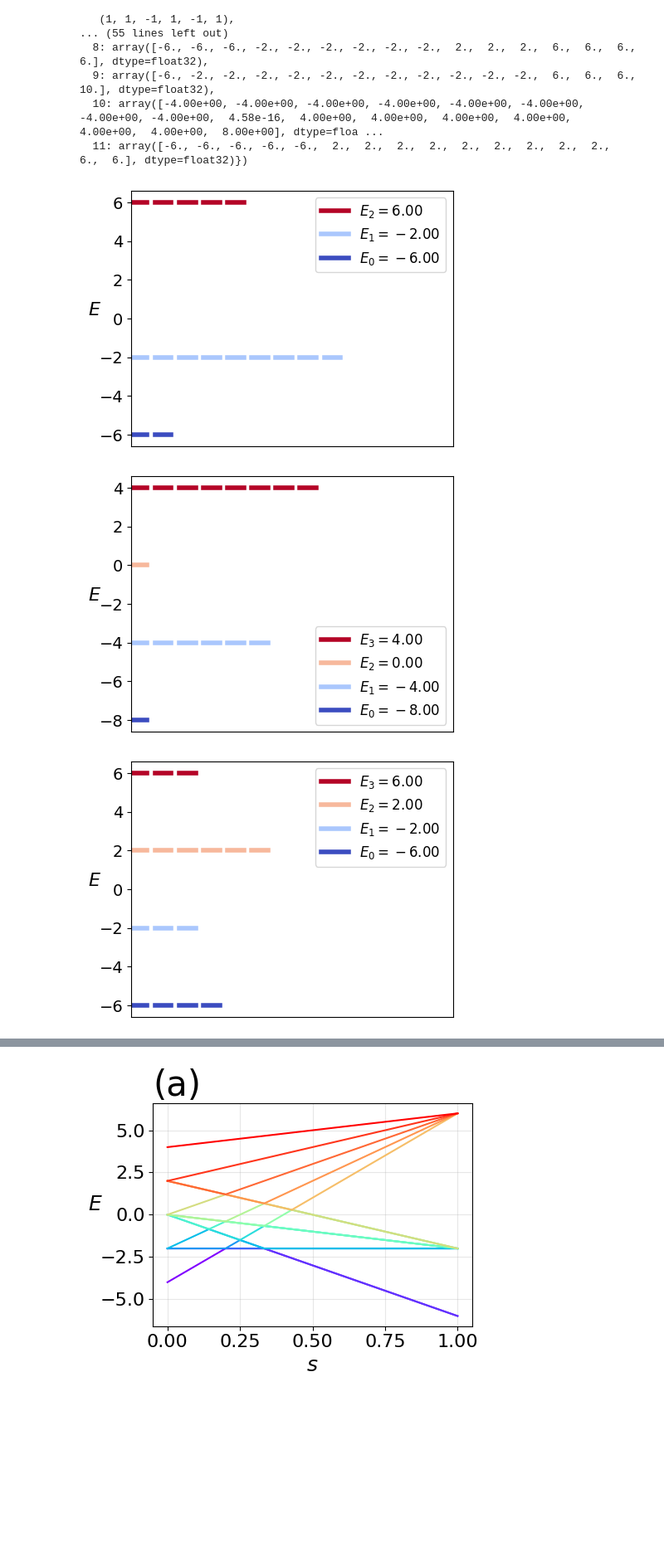
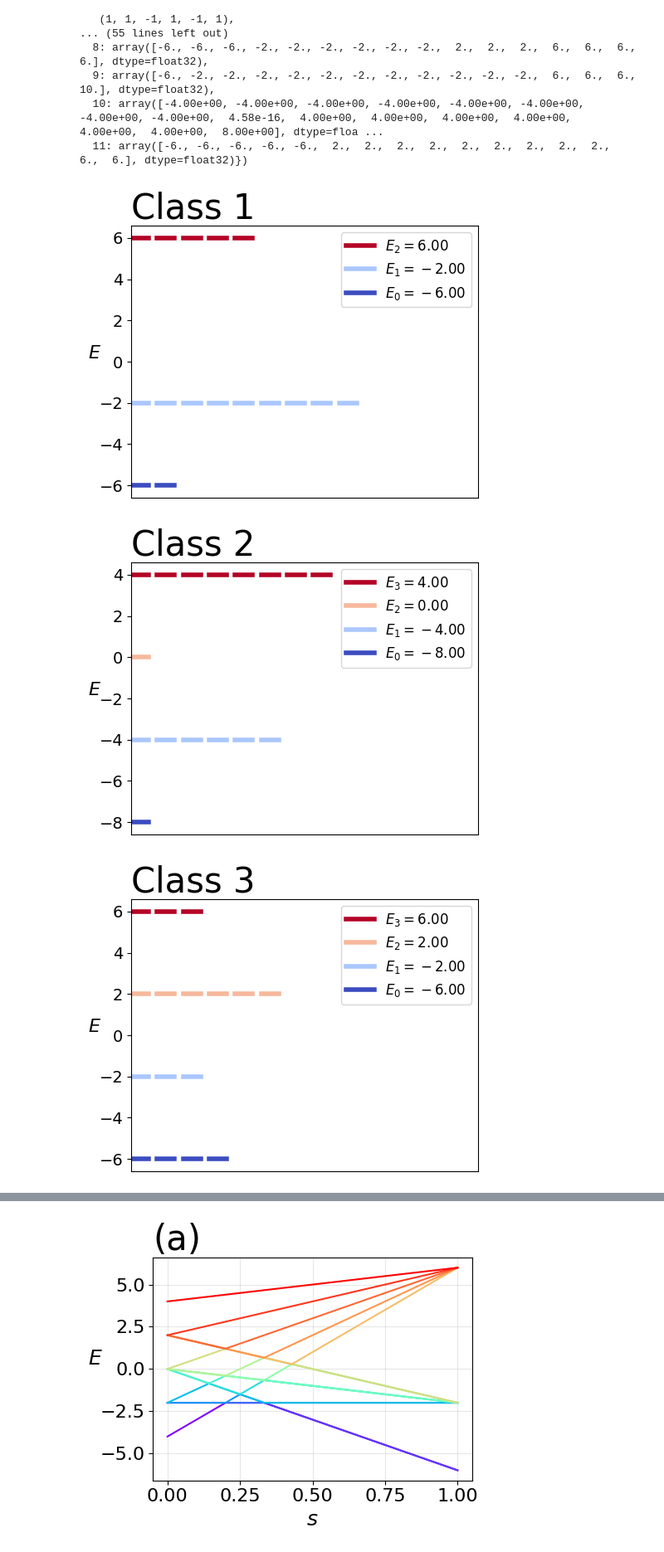
Before and after one commit to Waterbird20/QuantumChallenge, a Jupyter notebook: Prob3/src/prob3.ipynb, the cells around one changed output, grey strips where cells are left out. Shown at 83% size. Saved outputs shown, nothing was run; the diff lists cells and outputs as text; code cells hidden in the pictures; blank space fills up the shorter version.

```diff
--- a/Prob3/src/prob3.ipynb
+++ b/Prob3/src/prob3.ipynb
@@ -101,7 +101,7 @@ class H_sg():
         self.e_val, self.e_vec = np.linalg.eigh(self.H_sg)
         return self.e_val
 
-    def plot_energy_level(self):
+    def plot_energy_level(self, title:str=None):
         self._eigenSpectrum()
 
         energy_levels = {}
@@ -116,7 +116,7 @@ class H_sg():
                 energy_levels[energy] = 1
 
 
-        fig, ax = plt.subplots(figsize=(5,4))
+        fig, ax = plt.subplots(1,1, figsize=(5,4))
         cmap = mpl.colormaps["coolwarm"]
         max_e = np.max(list(energy_levels.keys()))
         min_e = np.min(list(energy_levels.keys()))
@@ -137,11 +137,14 @@ class H_sg():
                 start += unit_length * 1.5
         handles, labels = ax.get_legend_handles_labels()
 
+        if title is not None:
+            ax.set_title(title, loc="left", fontsize=30)
+
         ax.set_ylabel(r"$E$", rotation=0, fontsize=16)
         ax.tick_params(axis='y', which='major', labelsize=14)
         ax.legend(handles[::-1], labels[::-1], fontsize=12)
         ax.get_xaxis().set_ticks([])
-
+        fig.tight_layout()
         #ax.grid()
         return fig, ax
 # %%
@@ -191,12 +194,13 @@ classified_groups, unique_eigenspectra
 # %%
 idx = 1
 for class_num, set_coefficient in classified_groups.items():
     example_coefficient = set_coefficient[0]
     model = H_sg(example_coefficient)
-    fig, ax = model.plot_energy_level()
+    title = "Class {}".format(class_num)
+    fig, ax = model.plot_energy_level(title=title)
     fig.savefig("../report/figure/class_{}.pdf".format(idx))
     idx += 1
 # %% [output]
-[figure, old version]
+[figure, new version]
-[figure, old version]
+[figure, new version]
-[figure, old version]
+[figure, new version]
```
Also changed, not shown: parts of 5 cells of this notebook.
